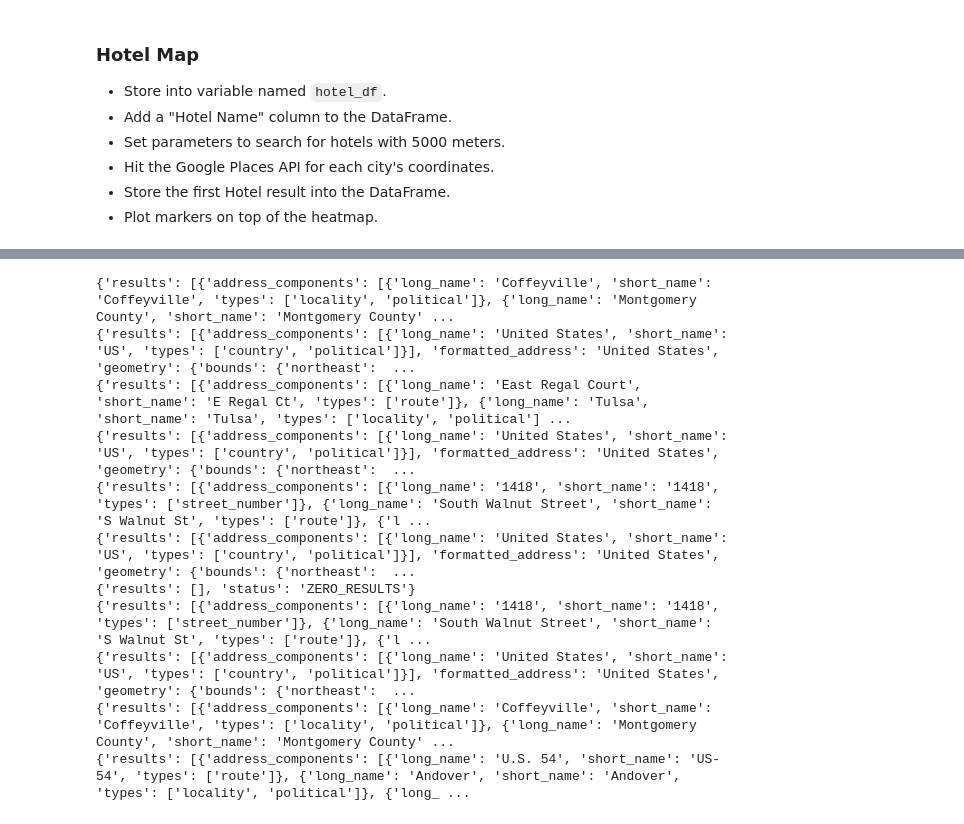
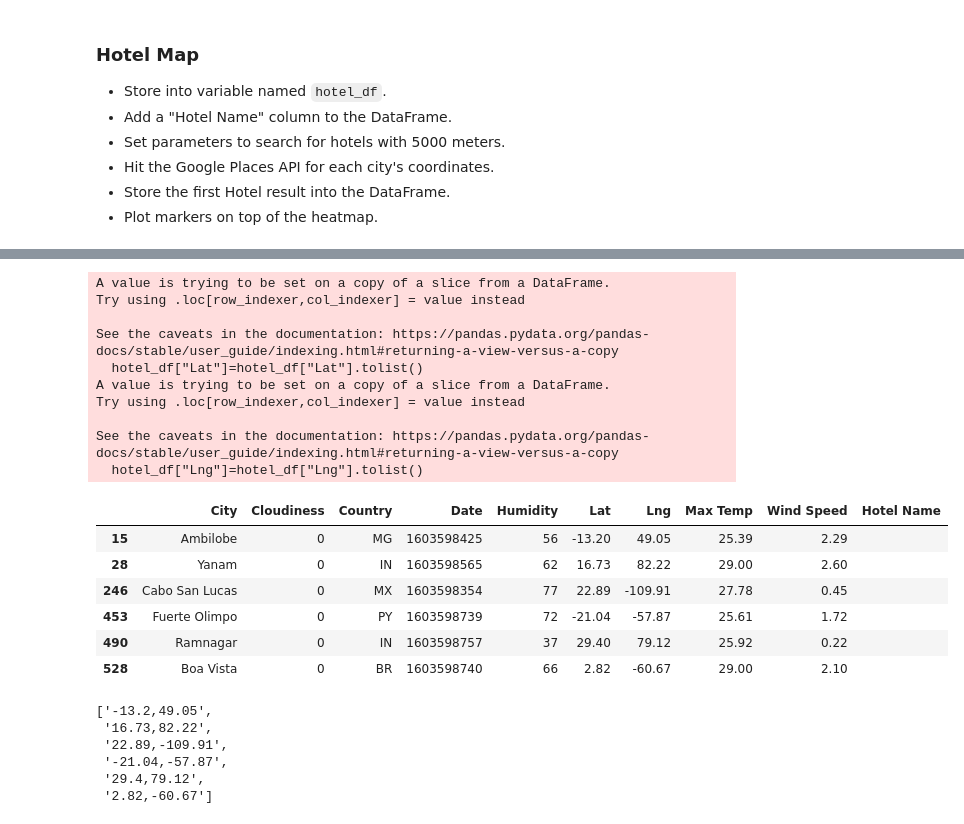
Before and after one commit to trezeget-1/Equator-Weather-Research, a Jupyter notebook: Instructions/starter_code/VacationPy.ipynb, the cells around one changed output, grey strips where cells are left out. Saved outputs shown, nothing was run; the diff lists cells and outputs as text; code cells hidden in the pictures.

```diff
--- a/Instructions/starter_code/VacationPy.ipynb
+++ b/Instructions/starter_code/VacationPy.ipynb
@@ -145,34 +114,0 @@ hotels_google
-# %%
-# hotels_google=hotel_df["City"]
-# hotels_google=hotel_df["City"].tolist()
-hotels_google="Mexico City"
-
-for x in range(len(hotels_google)):
-    target = hotels_google[x]
-    params={
-    "address": target,
-    "key":g_key
-    }
-
-    base_url = "https://maps.googleapis.com/maps/api/geocode/json"
-    response = requests.get(base_url, params=params)
-
-    x = response.json()
-
-    print(x)
-#     lat = x["results"][0]["geometry"]["location"]["lat"]
-#     lon = x["results"][0]["geometry"]["location"]["lng"]
-
-#     print(f"lat: {lat}, lon: {lon}")
-# %% [output]
-{'results': [{'address_components': [{'long_name': 'Coffeyville', 'short_name': 'Coffeyville', 'types': ['locality', 'political']}, {'long_name': 'Montgomery County', 'short_name': 'Montgomery County' ...
-{'results': [{'address_components': [{'long_name': 'United States', 'short_name': 'US', 'types': ['country', 'political']}], 'formatted_address': 'United States', 'geometry': {'bounds': {'northeast':  ...
-{'results': [{'address_components': [{'long_name': 'East Regal Court', 'short_name': 'E Regal Ct', 'types': ['route']}, {'long_name': 'Tulsa', 'short_name': 'Tulsa', 'types': ['locality', 'political'] ...
-{'results': [{'address_components': [{'long_name': 'United States', 'short_name': 'US', 'types': ['country', 'political']}], 'formatted_address': 'United States', 'geometry': {'bounds': {'northeast':  ...
-{'results': [{'address_components': [{'long_name': '1418', 'short_name': '1418', 'types': ['street_number']}, {'long_name': 'South Walnut Street', 'short_name': 'S Walnut St', 'types': ['route']}, {'l ...
-{'results': [{'address_components': [{'long_name': 'United States', 'short_name': 'US', 'types': ['country', 'political']}], 'formatted_address': 'United States', 'geometry': {'bounds': {'northeast':  ...
-{'results': [], 'status': 'ZERO_RESULTS'}
-{'results': [{'address_components': [{'long_name': '1418', 'short_name': '1418', 'types': ['street_number']}, {'long_name': 'South Walnut Street', 'short_name': 'S Walnut St', 'types': ['route']}, {'l ...
-{'results': [{'address_components': [{'long_name': 'United States', 'short_name': 'US', 'types': ['country', 'political']}], 'formatted_address': 'United States', 'geometry': {'bounds': {'northeast':  ...
-{'results': [{'address_components': [{'long_name': 'Coffeyville', 'short_name': 'Coffeyville', 'types': ['locality', 'political']}, {'long_name': 'Montgomery County', 'short_name': 'Montgomery County' ...
-{'results': [{'address_components': [{'long_name': 'U.S. 54', 'short_name': 'US-54', 'types': ['route']}, {'long_name': 'Andover', 'short_name': 'Andover', 'types': ['locality', 'political']}, {'long_ ...
@@ -197,0 +115,40 @@ print(f"lat: {lat}, lon: {lon}")
+# %%
+hotel_df["Lat"]=hotel_df["Lat"].tolist()
+hotel_df["Lng"]=hotel_df["Lng"].tolist()
+hotel_df
+# %% [output]
+A value is trying to be set on a copy of a slice from a DataFrame.
+Try using .loc[row_indexer,col_indexer] = value instead
+
+See the caveats in the documentation: https://pandas.pydata.org/pandas-docs/stable/user_guide/indexing.html#returning-a-view-versus-a-copy
+  hotel_df["Lat"]=hotel_df["Lat"].tolist()
+A value is trying to be set on a copy of a slice from a DataFrame.
+Try using .loc[row_indexer,col_indexer] = value instead
+
+See the caveats in the documentation: https://pandas.pydata.org/pandas-docs/stable/user_guide/indexing.html#returning-a-view-versus-a-copy
+  hotel_df["Lng"]=hotel_df["Lng"].tolist()
+|  | City | Cloudiness | Country | Date | Humidity | Lat | Lng | Max Temp | Wind Speed | Hotel Name |
+| 15 | Ambilobe | 0 | MG | 1603598425 | 56 | -13.20 | 49.05 | 25.39 | 2.29 |  |
+| 28 | Yanam | 0 | IN | 1603598565 | 62 | 16.73 | 82.22 | 29.00 | 2.60 |  |
+| 246 | Cabo San Lucas | 0 | MX | 1603598354 | 77 | 22.89 | -109.91 | 27.78 | 0.45 |  |
+| 453 | Fuerte Olimpo | 0 | PY | 1603598739 | 72 | -21.04 | -57.87 | 25.61 | 1.72 |  |
+| 490 | Ramnagar | 0 | IN | 1603598757 | 37 | 29.40 | 79.12 | 25.92 | 0.22 |  |
+| 528 | Boa Vista | 0 | BR | 1603598740 | 66 | 2.82 | -60.67 | 29.00 | 2.10 |  |
+# %%
+coordinates=[]
+
+lat_list=hotel_df["Lat"].tolist()
+lng_list=hotel_df["Lng"].tolist()
+cities_list=hotel_df["City"].tolist()
+
+for x in range(len(hotel_df["Lat"])):
+    coordinates.append(f'{lat_list[x]},{lng_list[x]}')
+
+coordinates
+# %% [output]
+['-13.2,49.05',
+ '16.73,82.22',
+ '22.89,-109.91',
+ '-21.04,-57.87',
+ '29.4,79.12',
+ '2.82,-60.67']
```
Also changed, not shown: parts of 14 cells of this notebook, 1 other file.
